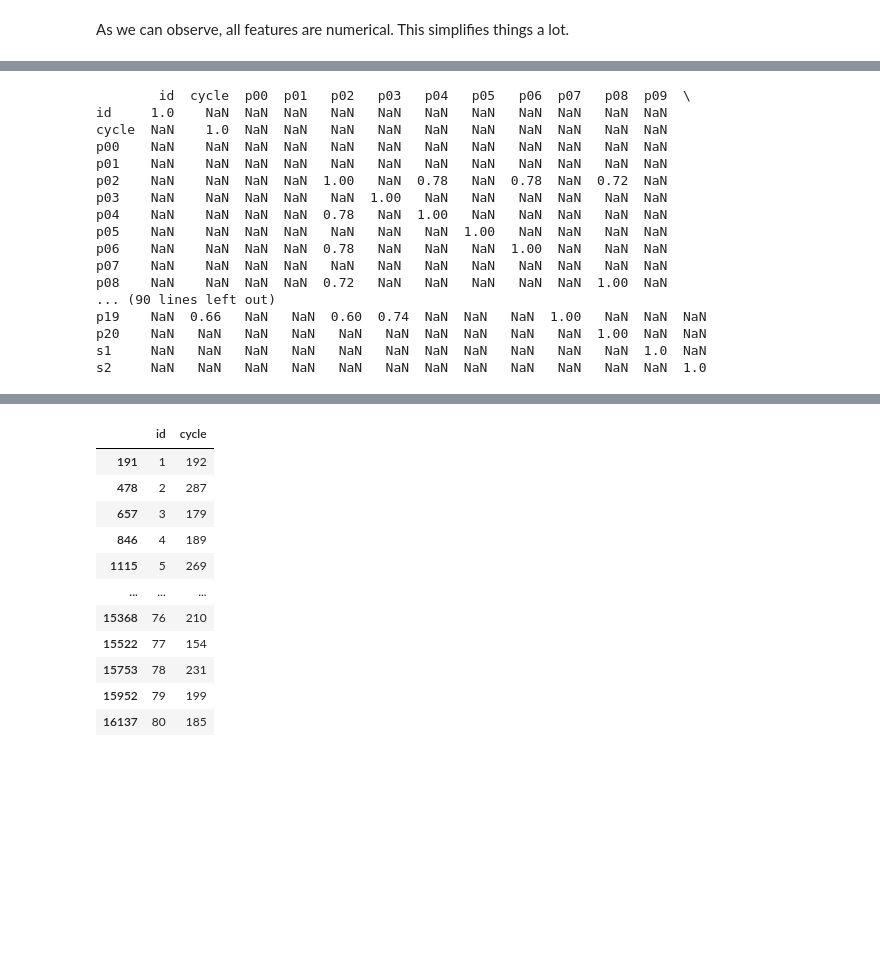
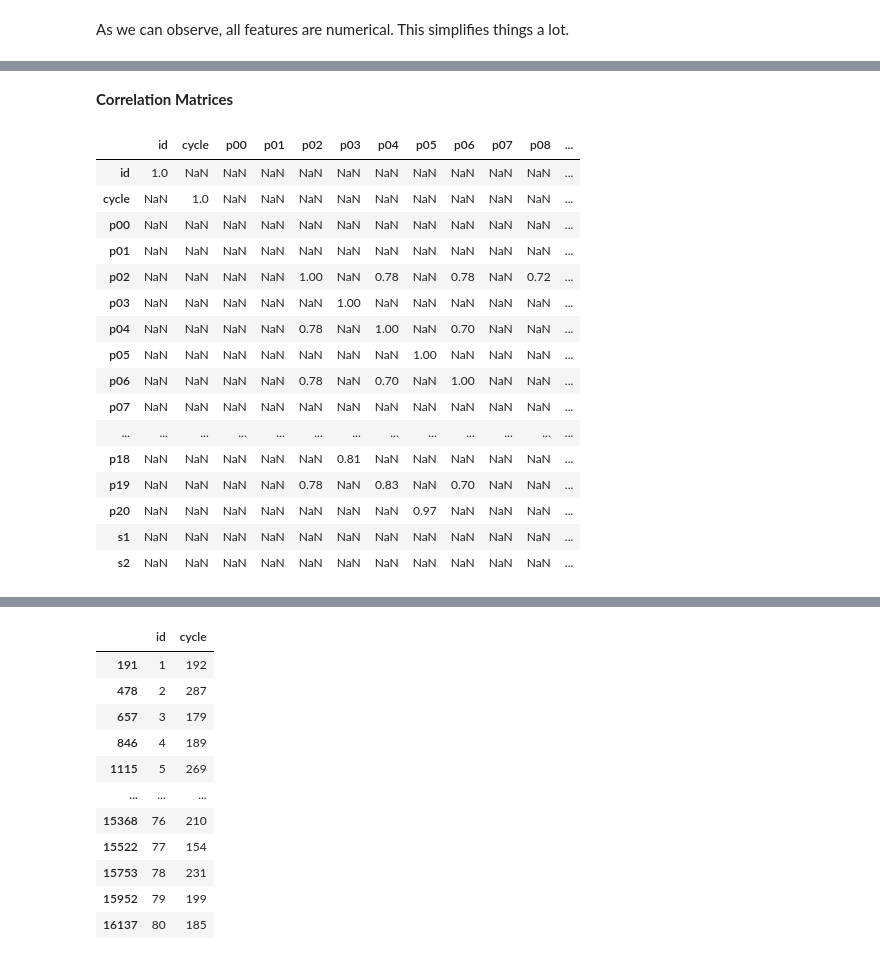
Before and after one commit to aziart/motor-breakdown-prediction, a Jupyter notebook: Solution.ipynb, the cells around one changed output, grey strips where cells are left out. Drawn from its saved outputs; the diff is of its cells as text; code cells hidden in the pictures; blank space fills up the shorter version.

```diff
--- a/Solution.ipynb
+++ b/Solution.ipynb
@@ -100,23 +106,24 @@ max        0.0006
+# %% [markdown]
+__Correlation Matrices__
 # %%
-# correlation matrices
+# correlation >= 0.7
 correlation_matrix = all_data.corr().round(2)
-print(correlation_matrix[correlation_matrix>0.7])
-print(correlation_matrix[correlation_matrix>0.5])
+correlation_matrix[correlation_matrix>=0.7]
 # %% [output]
-        id  cycle  p00  p01   p02   p03   p04   p05   p06  p07   p08  p09  \
-id     1.0    NaN  NaN  NaN   NaN   NaN   NaN   NaN   NaN  NaN   NaN  NaN
-cycle  NaN    1.0  NaN  NaN   NaN   NaN   NaN   NaN   NaN  NaN   NaN  NaN
-p00    NaN    NaN  NaN  NaN   NaN   NaN   NaN   NaN   NaN  NaN   NaN  NaN
-p01    NaN    NaN  NaN  NaN   NaN   NaN   NaN   NaN   NaN  NaN   NaN  NaN
-p02    NaN    NaN  NaN  NaN  1.00   NaN  0.78   NaN  0.78  NaN  0.72  NaN
-p03    NaN    NaN  NaN  NaN   NaN  1.00   NaN   NaN   NaN  NaN   NaN  NaN
-p04    NaN    NaN  NaN  NaN  0.78   NaN  1.00   NaN   NaN  NaN   NaN  NaN
-p05    NaN    NaN  NaN  NaN   NaN   NaN   NaN  1.00   NaN  NaN   NaN  NaN
-p06    NaN    NaN  NaN  NaN  0.78   NaN   NaN   NaN  1.00  NaN   NaN  NaN
-p07    NaN    NaN  NaN  NaN   NaN   NaN   NaN   NaN   NaN  NaN   NaN  NaN
-p08    NaN    NaN  NaN  NaN  0.72   NaN   NaN   NaN   NaN  NaN  1.00  NaN
-... (90 lines left out)
-p19    NaN  0.66   NaN   NaN  0.60  0.74  NaN  NaN   NaN  1.00   NaN  NaN  NaN
-p20    NaN   NaN   NaN   NaN   NaN   NaN  NaN  NaN   NaN   NaN  1.00  NaN  NaN
-s1     NaN   NaN   NaN   NaN   NaN   NaN  NaN  NaN   NaN   NaN   NaN  1.0  NaN
-s2     NaN   NaN   NaN   NaN   NaN   NaN  NaN  NaN   NaN   NaN   NaN  NaN  1.0
+|  | id | cycle | p00 | p01 | p02 | p03 | p04 | p05 | p06 | p07 | p08 | ... |
+| id | 1.0 | NaN | NaN | NaN | NaN | NaN | NaN | NaN | NaN | NaN | NaN | ... |
+| cycle | NaN | 1.0 | NaN | NaN | NaN | NaN | NaN | NaN | NaN | NaN | NaN | ... |
+| p00 | NaN | NaN | NaN | NaN | NaN | NaN | NaN | NaN | NaN | NaN | NaN | ... |
+| p01 | NaN | NaN | NaN | NaN | NaN | NaN | NaN | NaN | NaN | NaN | NaN | ... |
+| p02 | NaN | NaN | NaN | NaN | 1.00 | NaN | 0.78 | NaN | 0.78 | NaN | 0.72 | ... |
+| p03 | NaN | NaN | NaN | NaN | NaN | 1.00 | NaN | NaN | NaN | NaN | NaN | ... |
+| p04 | NaN | NaN | NaN | NaN | 0.78 | NaN | 1.00 | NaN | 0.70 | NaN | NaN | ... |
+| p05 | NaN | NaN | NaN | NaN | NaN | NaN | NaN | 1.00 | NaN | NaN | NaN | ... |
+| p06 | NaN | NaN | NaN | NaN | 0.78 | NaN | 0.70 | NaN | 1.00 | NaN | NaN | ... |
+| p07 | NaN | NaN | NaN | NaN | NaN | NaN | NaN | NaN | NaN | NaN | NaN | ... |
+| ... | ... | ... | ... | ... | ... | ... | ... | ... | ... | ... | ... | ... |
+| p18 | NaN | NaN | NaN | NaN | NaN | 0.81 | NaN | NaN | NaN | NaN | NaN | ... |
+| p19 | NaN | NaN | NaN | NaN | 0.78 | NaN | 0.83 | NaN | 0.70 | NaN | NaN | ... |
+| p20 | NaN | NaN | NaN | NaN | NaN | NaN | NaN | 0.97 | NaN | NaN | NaN | ... |
+| s1 | NaN | NaN | NaN | NaN | NaN | NaN | NaN | NaN | NaN | NaN | NaN | ... |
+| s2 | NaN | NaN | NaN | NaN | NaN | NaN | NaN | NaN | NaN | NaN | NaN | ... |
```
Also changed, not shown: parts of 15 cells of this notebook, 1 other file.
